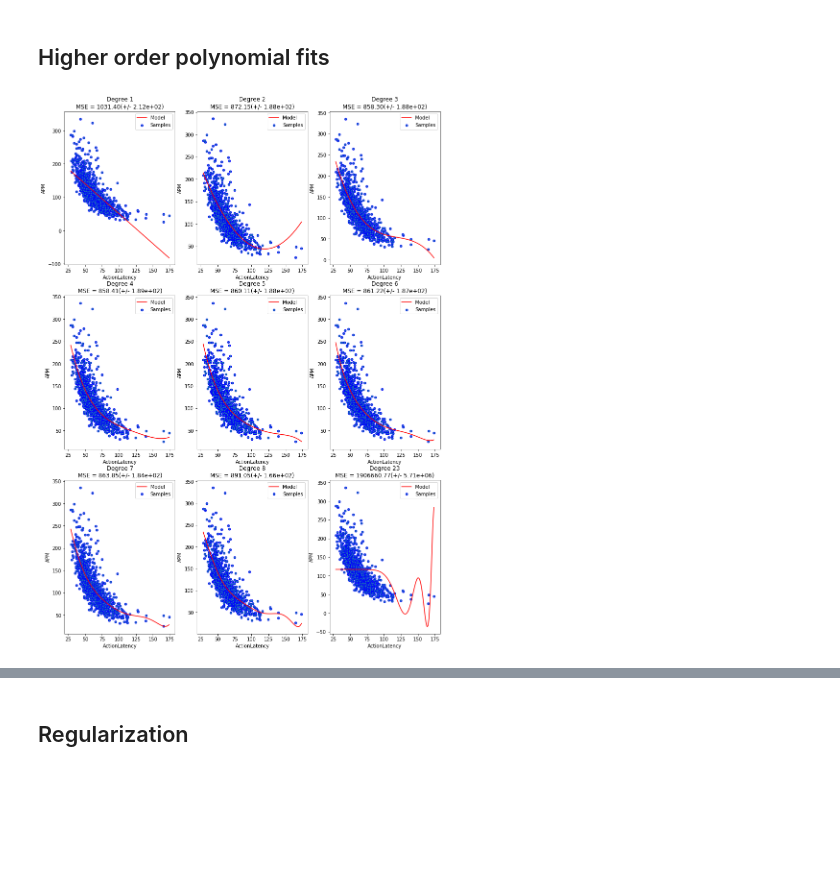
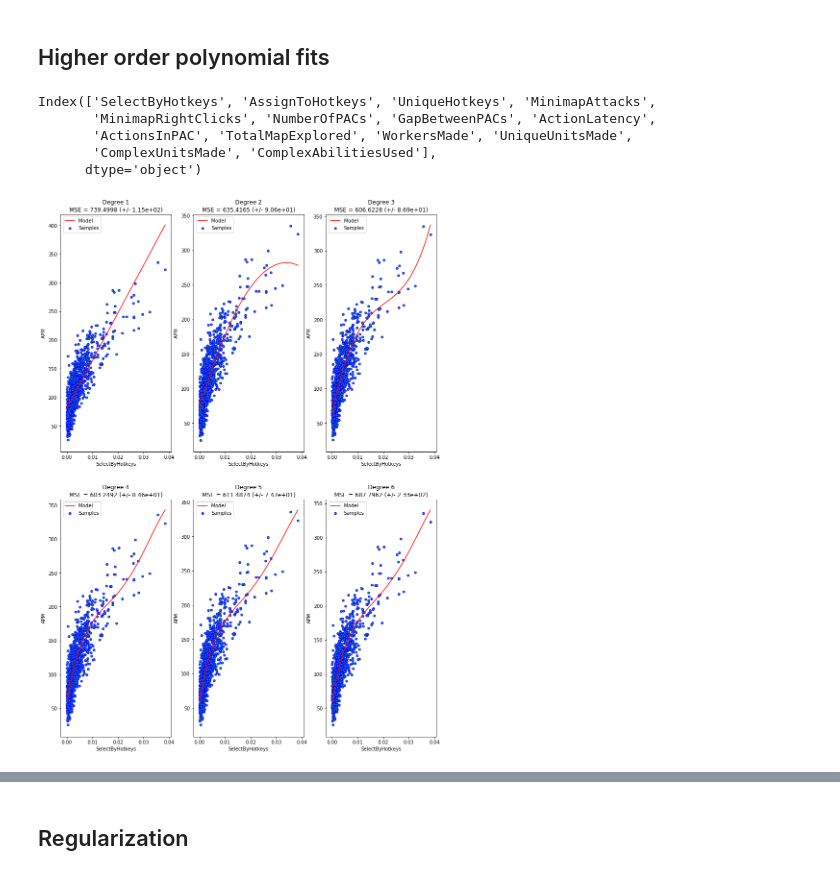
Before and after one commit to GreenSnabl/robotics_ml, a Jupyter notebook: ml_course_en/assignments/Assignment 02a_Linear_regression_regul_poly.ipynb, the cells around one changed output, grey strips where cells are left out. Drawn from its saved outputs; the diff is of its cells as text; code cells hidden in the pictures; blank space fills up the shorter version.

```diff
--- a/ml_course_en/assignments/Assignment 02a_Linear_regression_regul_poly.ipynb
+++ b/ml_course_en/assignments/Assignment 02a_Linear_regression_regul_poly.ipynb
@@ -180,7 +181,7 @@ MinimapRightClicks    1.559
 Name: RMSE, dtype: float64
 # %%
 rows = np.ceil(len(predictors) / 3)
-fig = plt.figure(figsize=(18,18))
+fig = plt.figure(figsize=(18,22))
 fig.suptitle("Scatterplots and Fitted Regression Curves for various predictors")
 for i, predictor in enumerate(predictors):
     ax = fig.add_subplot(rows, 3, i+1)
@@ -199,3 +209,8 @@ Here we try fitting polynomial regression curves with predictors GapBetweenPACs
+# %%
+df = df.dropna()
+y = df["APM"]
+df = df.drop(["APM", "GameID", "Age", "LeagueIndex", "TotalHours", "HoursPerWeek"], axis=1)
+train_X, test_X, train_y, test_y = train_test_split(df, y, train_size=0.7, random_state=42)
 # %%
 def create_polynomial_features(predictor, degree):
     poly = PolynomialFeatures(degree=degree)
@@ -219,7 +234,7 @@ for predictor in poly_predictors:
     errors[predictor] = -np.mean(cross_val_score(fit, test_X[[predictor]], test_y,
                              scoring="neg_mean_squared_error", cv=10))
 
-errors = pd.Series(errors, name="MSE").sort_values().round(2)
+errors = pd.Series(errors, name="MSE").sort_values()
 print("Root Mean Squared Errors (MSE)")
 print(errors)
 # %% [output]
@@ -240,7 +255,7 @@ for i, predictor in enumerate(poly_predictors):
     ax = fig.add_subplot(rows, 2, i+1)
     ax.set_xlabel(predictor)
     ax.set_ylabel("APM")
-    ax.set_title("{} - MSE: {}".format(predictor, errors[predictor]))
+    ax.set_title("{} - MSE: {:.4f}".format(predictor, errors[predictor]))
     x = np.linspace(min(test[predictor]), max(test[predictor]), 100)
     coefs = coefficients[predictor]
     ys = intercepts[predictor] + coefs[1] * x + coefs[2] * x**2
@@ -254,37 +269,44 @@ for i, predictor in enumerate(poly_predictors):
 # %%
 from sklearn.pipeline import Pipeline
 from sklearn.model_selection import cross_val_score
+# %%
+df.columns
+# %% [output]
+Index(['SelectByHotkeys', 'AssignToHotkeys', 'UniqueHotkeys', 'MinimapAttacks',
+       'MinimapRightClicks', 'NumberOfPACs', 'GapBetweenPACs', 'ActionLatency',
+       'ActionsInPAC', 'TotalMapExplored', 'WorkersMade', 'UniqueUnitsMade',
+       'ComplexUnitsMade', 'ComplexAbilitiesUsed'],
+      dtype='object')
 # %%
 def plot_polynomial_regression(predictor, degrees):
     plt.figure(figsize=(14, 20))
     for i in range(len(degrees)):
         ax = plt.subplot(np.ceil(len(degrees)/3), 3, i + 1)
 
         polynomial_features = PolynomialFeatures(degree=degrees[i],
                                              include_bias=False)
         linear_regression = LinearRegression()
         pipeline = Pipeline([("polynomial_features", polynomial_features),
                          ("linear_regression", linear_regression)])
         pipeline.fit(train_X[[predictor]], train_y)
 
         # Evaluate the models using crossvalidation
         scores = cross_val_score(pipeline, test_X[[predictor]], test_y,
                              scoring="neg_mean_squared_error", cv=10)
 
         xs = np.linspace(np.min(test_X[predictor]), np.max(test_X[predictor]), 100)
         plt.plot(xs, pipeline.predict(xs.reshape(-1,1)), 'r-', label="Model")
         plt.scatter(test_X[[predictor]], test_y, edgecolor='b', s=20, label="Samples")
         ax.set_xlabel(predictor)
         ax.set_ylabel("APM")
         plt.legend(loc="best")
-        plt.title("Degree {}\nMSE = {:.2f}(+/- {:.2e})".format(degrees[i], -scores.mean(), scores.std()))
+        plt.title("Degree {}\nMSE = {:.4f} (+/- {:.2e})".format(degrees[i], -scores.mean(), scores.std()))
     plt.show()
 
-train_X, test_X, train_y, test_y = train_test_split(df_train, y, random_state=42, train_size=0.7)
-
-plot_polynomial_regression("ActionLatency", [1,2,3,4,5,6,7,8,23])
+train_X, test_X, train_y, test_y = train_test_split(df, y, random_state=42, train_size=0.7)
+plot_polynomial_regression("SelectByHotkeys", [1,2,3,4,5,6])
 # %% [output]
-[figure, old version]
+[figure, new version]
 # %%
 coefficients = {}
 intercepts = {}
```
Also changed, not shown: parts of 17 cells of this notebook.
